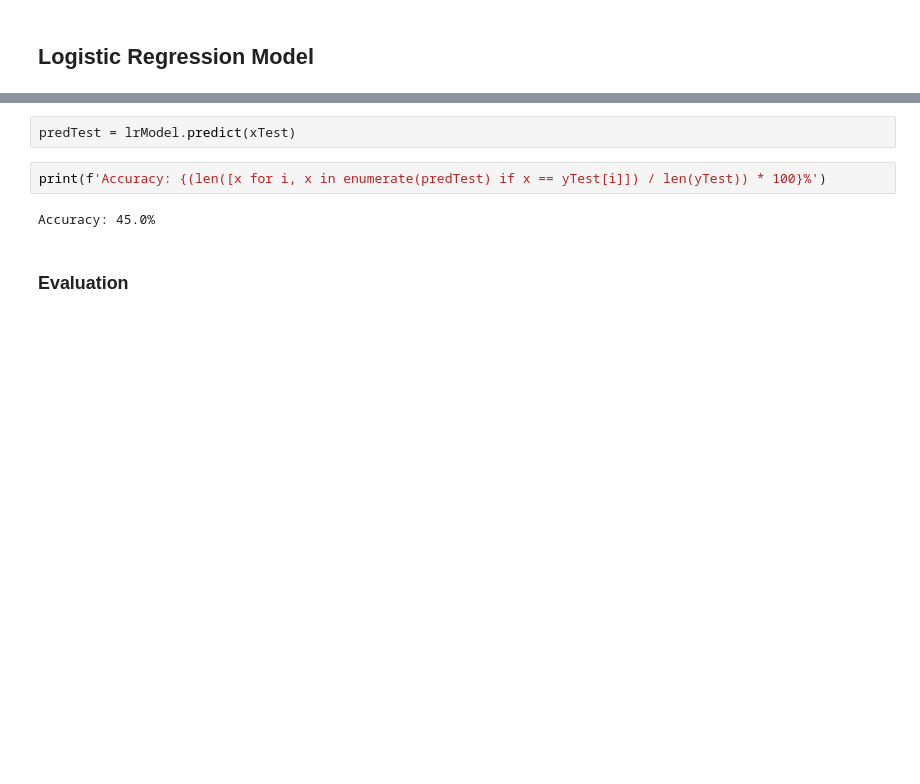
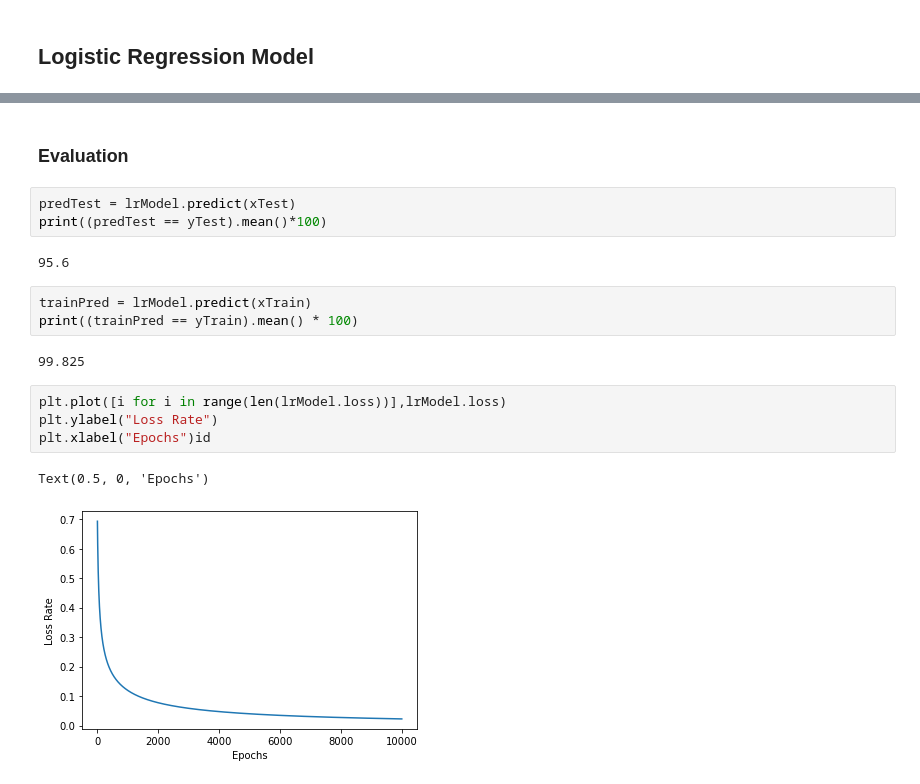
Before and after one commit to rifkybujana/FND, a Jupyter notebook: Logistic Regression Model.ipynb, the cells around one changed output, grey strips where cells are left out. Cells and saved outputs as stored; diff of their text form; blank space fills up the shorter version.

Commit message:
model update

```diff
--- a/Logistic Regression Model.ipynb
+++ b/Logistic Regression Model.ipynb
@@ -76,8 +96,19 @@ Accuracy: 49.25%
-# %%
-predTest = lrModel.predict(xTest)
-# %%
-print(f'Accuracy: {(len([x for i, x in enumerate(predTest) if x == yTest[i]]) / len(yTest)) * 100}%')
-# %% [output]
-Accuracy: 45.0%
 # %% [markdown]
 ### Evaluation
+# %%
+predTest = lrModel.predict(xTest)
+print((predTest == yTest).mean()*100)
+# %% [output]
+95.6
+# %%
+trainPred = lrModel.predict(xTrain)
+print((trainPred == yTrain).mean() * 100)
+# %% [output]
+99.825
+# %%
+plt.plot([i for i in range(len(lrModel.loss))],lrModel.loss)
+plt.ylabel("Loss Rate")
+plt.xlabel("Epochs")id
+# %% [output]
+Text(0.5, 0, 'Epochs')
+[figure, added]
```
Also changed, not shown: parts of 24 cells of this notebook, 3 other files.
